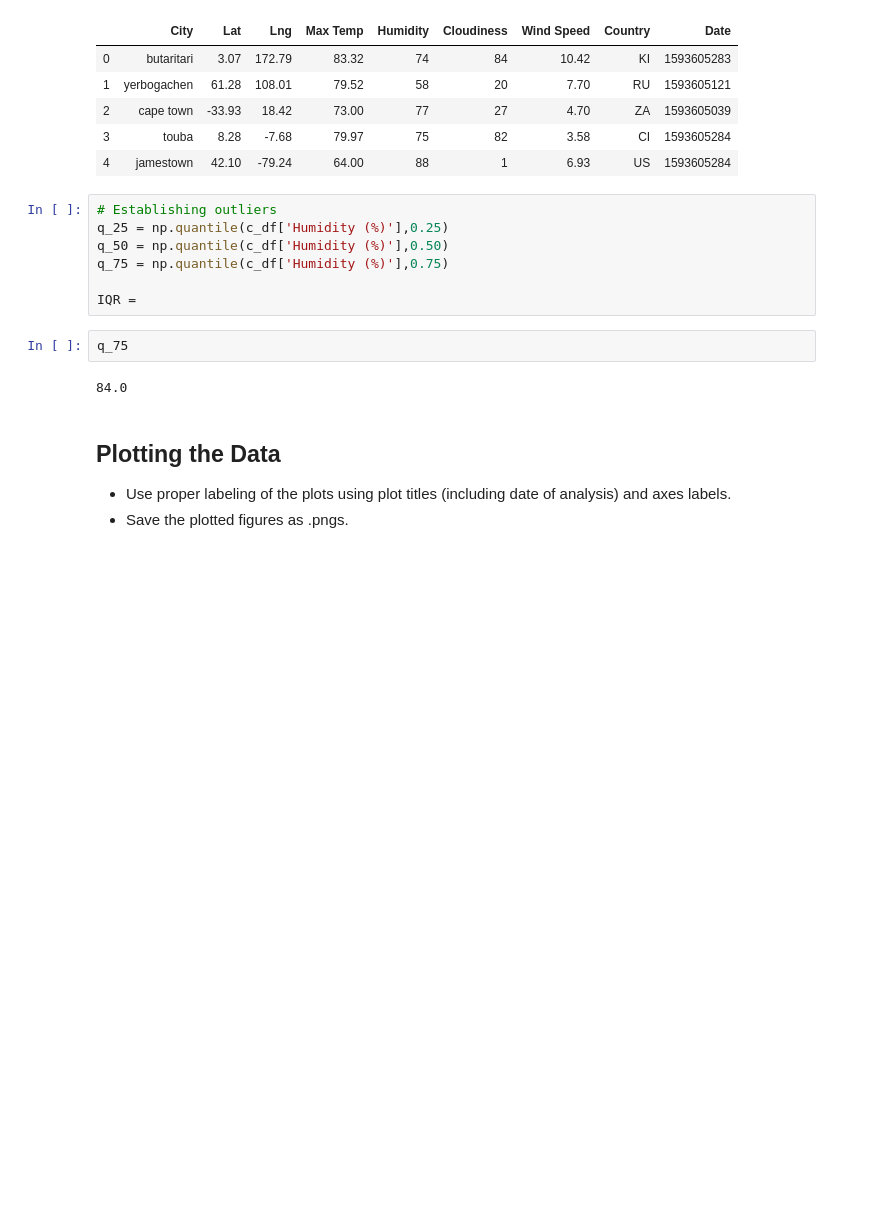
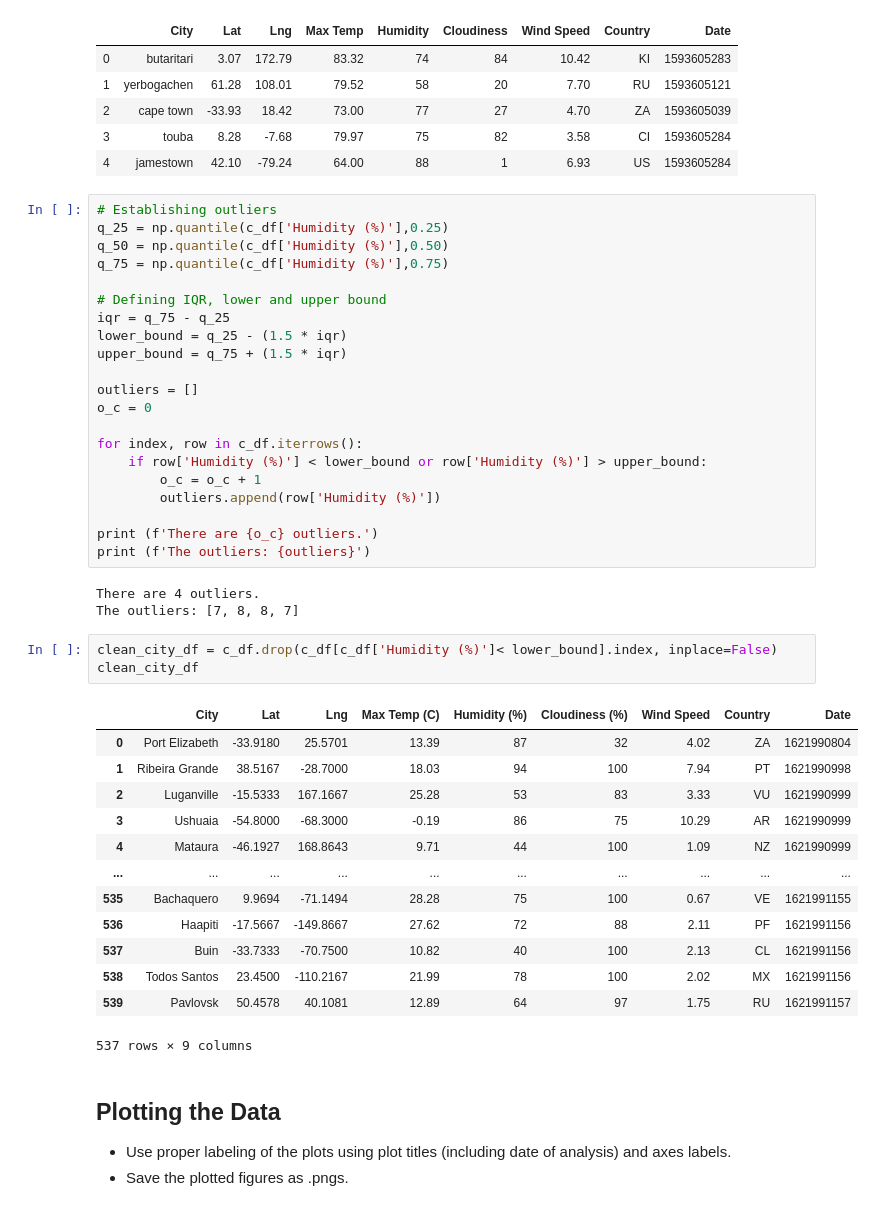
Before and after one commit to Karla-Flores/Python-API, a Jupyter notebook: starter_code/WheaterPy/WeatherPy.ipynb, the cells around one changed output. Drawn from its saved outputs; the diff is of its cells as text; blank space fills up the shorter version.

Commit message:
Clean City Data

```diff
--- a/starter_code/WheaterPy/WeatherPy.ipynb
+++ b/starter_code/WheaterPy/WeatherPy.ipynb
@@ -263,11 +263,41 @@ q_25 = np.quantile(c_df['Humidity (%)'],0.25)
 q_50 = np.quantile(c_df['Humidity (%)'],0.50)
 q_75 = np.quantile(c_df['Humidity (%)'],0.75)
 
-IQR =
+# Defining IQR, lower and upper bound
+iqr = q_75 - q_25
+lower_bound = q_25 - (1.5 * iqr)
+upper_bound = q_75 + (1.5 * iqr)
+
+outliers = []
+o_c = 0
+
+for index, row in c_df.iterrows():
+    if row['Humidity (%)'] < lower_bound or row['Humidity (%)'] > upper_bound:
+        o_c = o_c + 1
+        outliers.append(row['Humidity (%)'])
+
+print (f'There are {o_c} outliers.')
+print (f'The outliers: {outliers}')
+# %% [output]
+There are 4 outliers.
+The outliers: [7, 8, 8, 7]
-# %%
-q_75
-# %% [output]
-84.0
+# %%
+clean_city_df = c_df.drop(c_df[c_df['Humidity (%)']< lower_bound].index, inplace=False)
+clean_city_df
+# %% [output]
+|  | City | Lat | Lng | Max Temp (C) | Humidity (%) | Cloudiness (%) | Wind Speed | Country | Date |
+| 0 | Port Elizabeth | -33.9180 | 25.5701 | 13.39 | 87 | 32 | 4.02 | ZA | 1621990804 |
+| 1 | Ribeira Grande | 38.5167 | -28.7000 | 18.03 | 94 | 100 | 7.94 | PT | 1621990998 |
+| 2 | Luganville | -15.5333 | 167.1667 | 25.28 | 53 | 83 | 3.33 | VU | 1621990999 |
+| 3 | Ushuaia | -54.8000 | -68.3000 | -0.19 | 86 | 75 | 10.29 | AR | 1621990999 |
+| 4 | Mataura | -46.1927 | 168.8643 | 9.71 | 44 | 100 | 1.09 | NZ | 1621990999 |
+| ... | ... | ... | ... | ... | ... | ... | ... | ... | ... |
+| 535 | Bachaquero | 9.9694 | -71.1494 | 28.28 | 75 | 100 | 0.67 | VE | 1621991155 |
+| 536 | Haapiti | -17.5667 | -149.8667 | 27.62 | 72 | 88 | 2.11 | PF | 1621991156 |
+| 537 | Buin | -33.7333 | -70.7500 | 10.82 | 40 | 100 | 2.13 | CL | 1621991156 |
+| 538 | Todos Santos | 23.4500 | -110.2167 | 21.99 | 78 | 100 | 2.02 | MX | 1621991156 |
+| 539 | Pavlovsk | 50.4578 | 40.1081 | 12.89 | 64 | 97 | 1.75 | RU | 1621991157 |
+537 rows × 9 columns
 # %% [markdown]
 ## Plotting the Data
 * Use proper labeling of the plots using plot titles (including date of analysis) and axes labels.
```
